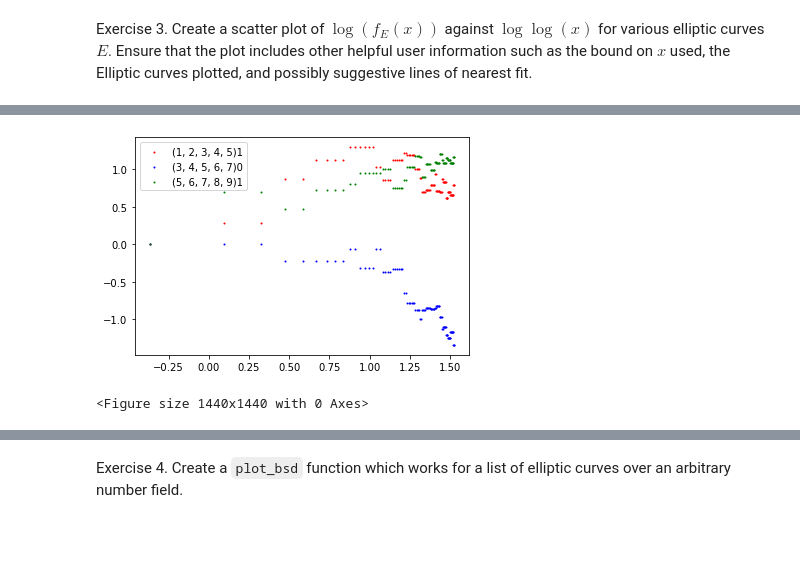
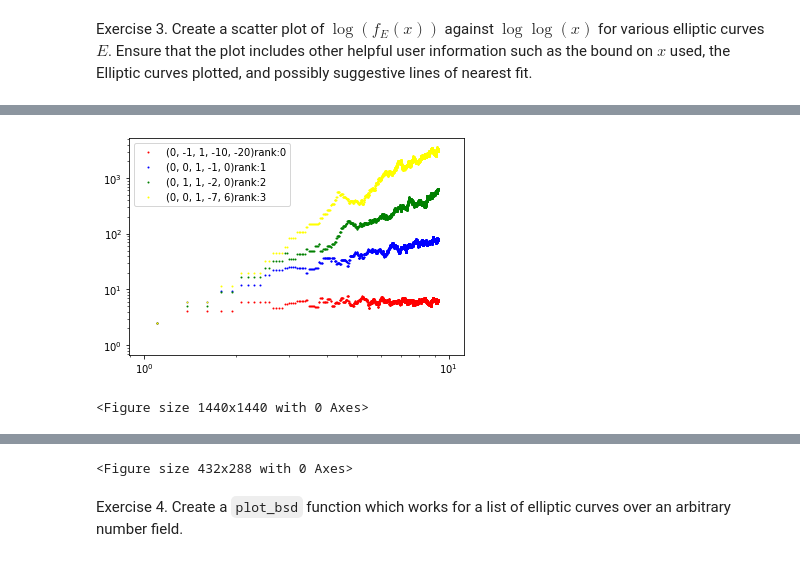
Before and after one commit to Rusti1/computational_nt, a Jupyter notebook: case_studies/bsd_experiments/day_2_exercises.ipynb, the cells around one changed output, grey strips where cells are left out. Drawn from its saved outputs; the diff is of its cells as text; code cells hidden in the pictures; blank space fills up the shorter version.

```diff
--- a/case_studies/bsd_experiments/day_2_exercises.ipynb
+++ b/case_studies/bsd_experiments/day_2_exercises.ipynb
@@ -73,5 +75,25 @@ plot_bsd(EL, 100)
-# %%
-plot_bsd(E, 100)
-# %% [output]
-[figure, removed]
-<Figure size 1440x1440 with 0 Axes>
+# %%
+%%timeit -r 1 -n 1
+def plot_bsd_faster(ecs_list,B):
+    x = [ln(a) for a in range(1,B)]
+    for E in ecs_list:
+        y = [PML(E,x) for x in range(1,B)]
+        plt.scatter(x,y,color = colour[ecs_list.index(E)%5],s=1,label = str(E.ainvs())+"rank:"+str(E.rank()))
+    plt.legend(loc = 'upper left')
+    plt.xscale("log")
+    plt.yscale("log")
+    plt.figure(figsize=(20,20))
+    fig1 = plt.gcf()
+    plt.show()
+    plt.draw()
+    fig1.savefig('hopethisworks.png', dpi=100)
+#trying to use barinders curves
+B1 = EllipticCurve('11a1')
+B2 = EllipticCurve('37a1')
+B3 = EllipticCurve('389a1')
+B4 = EllipticCurve('5077a1')
+Bar = [B1, B2, B3, B4]
+plot_bsd_faster(Bar, 10000)
+# %% [output]
+[figure, added]
+<Figure size 1440x1440 with 0 Axes>
@@ -78,3 +101,4 @@ plot_bsd(E, 100)
+<Figure size 432x288 with 0 Axes>
 # %% [markdown]
 Exercise 4. Create a `plot_bsd` function which works for a list of elliptic curves over an arbitrary number field.
 # %%
```
Also changed, not shown: parts of 6 cells of this notebook, 5 other files.
